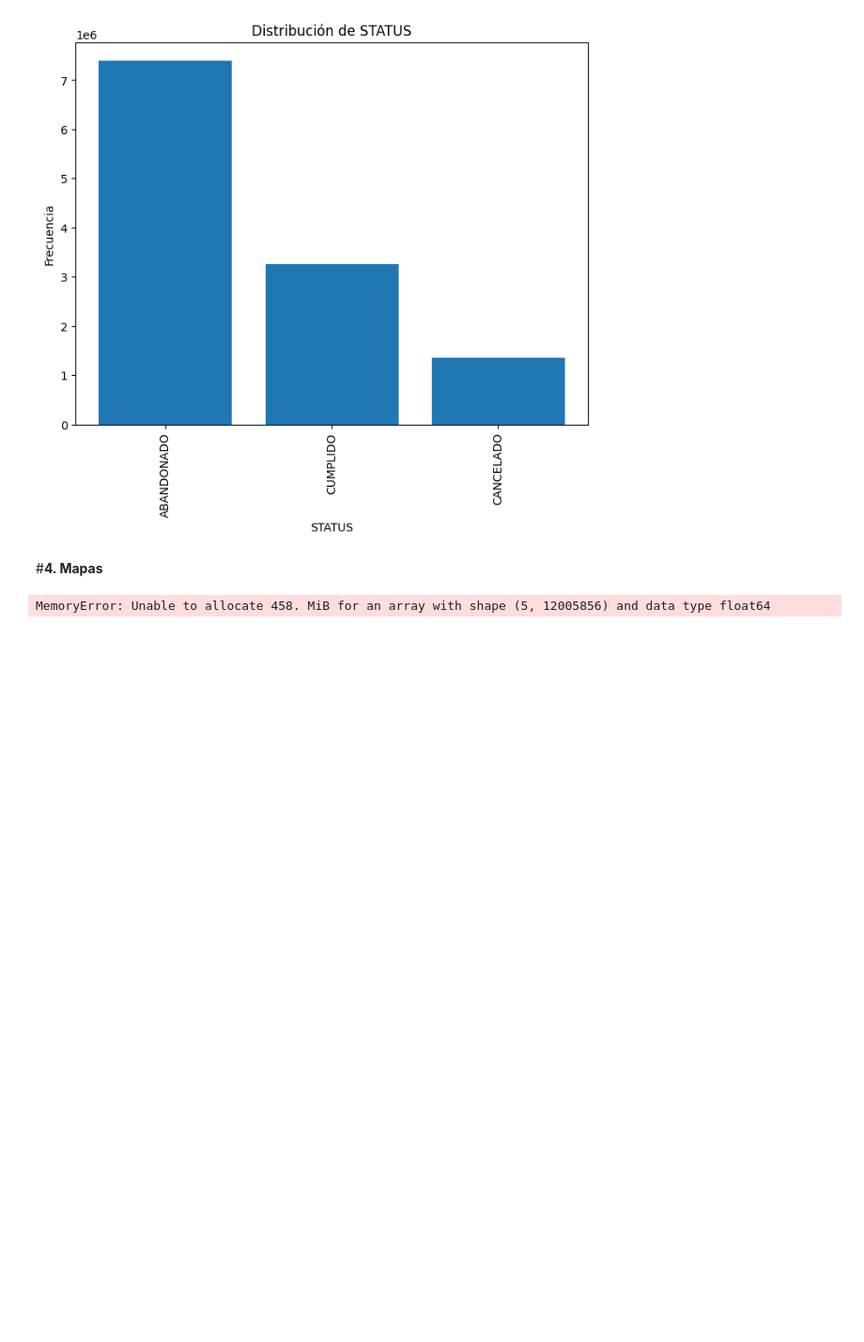
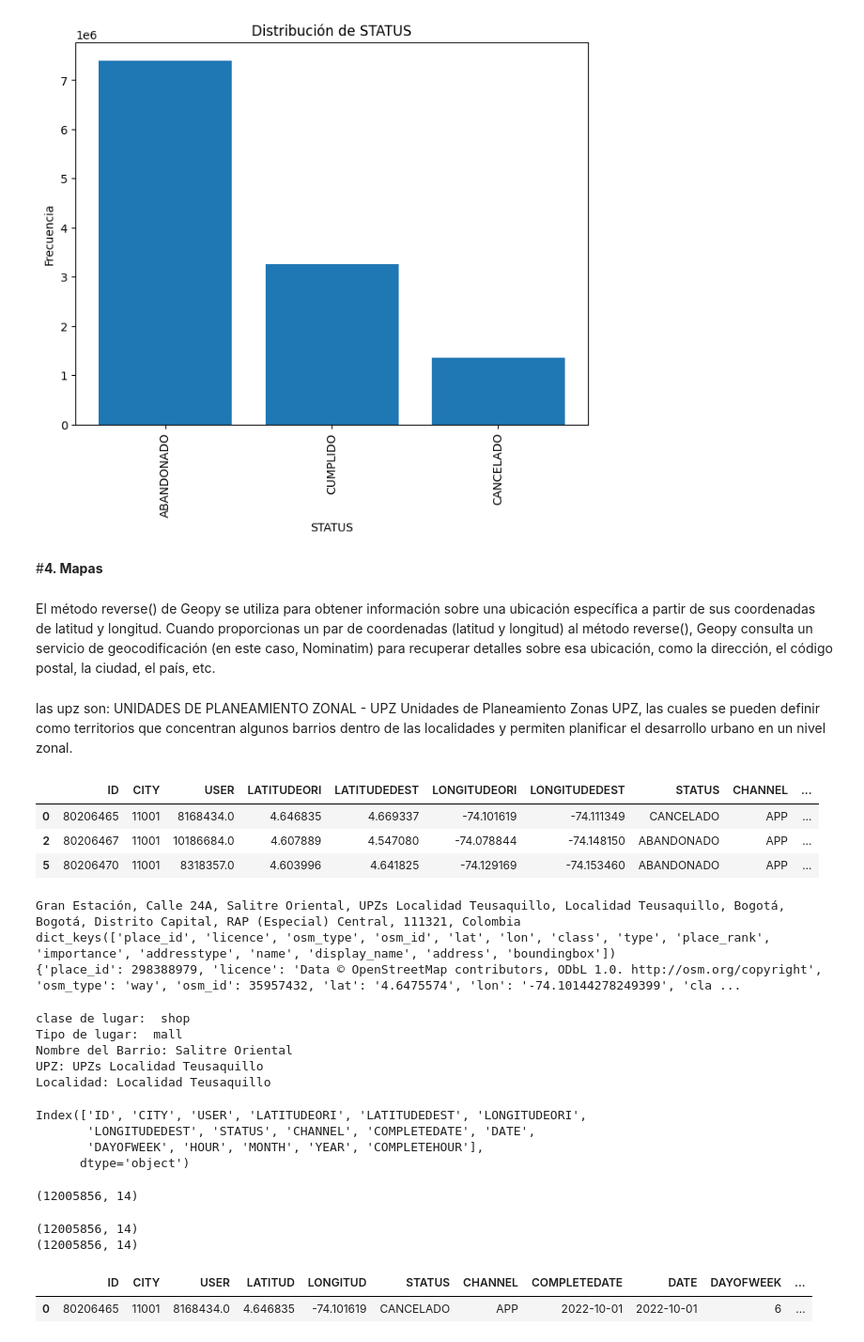
Before and after one commit to estebanrodriguez02/semilleroInvestigacion_Taxis, a Jupyter notebook: daskde_TrabajoSemilleroInvestigacion_Taxis.ipynb, the cells around one changed output. Shown at 94% size. Drawn from its saved outputs; the diff is of its cells as text; code cells hidden in the pictures; blank space fills up the shorter version.

```diff
--- a/daskde_TrabajoSemilleroInvestigacion_Taxis.ipynb
+++ b/daskde_TrabajoSemilleroInvestigacion_Taxis.ipynb
@@ -297,6 +261,51 @@ gdf_dest = gpd.GeoDataFrame(
-# %%
-# Realiza una consulta espacial para asignar las localidades a cada ubicación de origen y destino
-df['localidad_origen'] = gpd.sjoin(gdf_ori, gdf_localidades, how="left", op="within")['nombre_localidad']
-df['localidad_destino'] = gpd.sjoin(gdf_dest, gdf_localidades, how="left", op="within")['nombre_localidad']
-# %% [output]
-MemoryError: Unable to allocate 458. MiB for an array with shape (5, 12005856) and data type float64
+# %% [markdown]
+El método reverse() de Geopy se utiliza para obtener información sobre una ubicación específica a partir de sus coordenadas de latitud y longitud. Cuando proporcionas un par de coordenadas (latitud y longitud) al método reverse(), Geopy consulta un servicio de geocodificación (en este caso, Nominatim) para recuperar detalles sobre esa ubicación, como la dirección, el código postal, la ciudad, el país, etc.
+# %% [markdown]
+las upz son:
+UNIDADES DE PLANEAMIENTO ZONAL - UPZ
+Unidades de Planeamiento Zonas UPZ, las cuales se pueden definir como territorios que concentran algunos barrios dentro de las localidades y permiten planificar el desarrollo urbano en un nivel zonal.
+# %%
+df_bogota.head(3)
+# %% [output]
+|  | ID | CITY | USER | LATITUDEORI | LATITUDEDEST | LONGITUDEORI | LONGITUDEDEST | STATUS | CHANNEL | ... |
+| 0 | 80206465 | 11001 | 8168434.0 | 4.646835 | 4.669337 | -74.101619 | -74.111349 | CANCELADO | APP | ... |
+| 2 | 80206467 | 11001 | 10186684.0 | 4.607889 | 4.547080 | -74.078844 | -74.148150 | ABANDONADO | APP | ... |
+| 5 | 80206470 | 11001 | 8318357.0 | 4.603996 | 4.641825 | -74.129169 | -74.153460 | ABANDONADO | APP | ... |
+# %%
+user_agent = "my_geocoding_app/1.0"
+geolocator = Nominatim(user_agent=user_agent)
+ubication = geolocator.reverse(("4.646834566745485", "-74.10161945968866"))
+print(ubication.address)
+print(ubication.raw.keys())
+print(ubication.raw)
+# %% [output]
+Gran Estación, Calle 24A, Salitre Oriental, UPZs Localidad Teusaquillo, Localidad Teusaquillo, Bogotá, Bogotá, Distrito Capital, RAP (Especial) Central, 111321, Colombia
+dict_keys(['place_id', 'licence', 'osm_type', 'osm_id', 'lat', 'lon', 'class', 'type', 'place_rank', 'importance', 'addresstype', 'name', 'display_name', 'address', 'boundingbox'])
+{'place_id': 298388979, 'licence': 'Data © OpenStreetMap contributors, ODbL 1.0. http://osm.org/copyright', 'osm_type': 'way', 'osm_id': 35957432, 'lat': '4.6475574', 'lon': '-74.10144278249399', 'cla ...
+# %%
+# Reverse es para que nos traiga la información de ese punto geografico
+ubicacion = geolocator.reverse(("4.646834566745485", "-74.10161945968866"))
+
+#Cuando se usa raw directamente es porque es un atributo de la información que por defecto tiene la consulta geografica
+direccion = ubicacion.raw.get('address', {})
+nombre_tipo_clase = ubicacion.raw.get('class', 'N/A')
+nombre_tipo_lugar = ubicacion.raw.get('type', 'N/A')
+
+# Obtiene el nombre del barrio, la UPZ y la localidad
+# a diferencia de usar directamente el raw es porque estas consultas vienen de un subconjunto de datos de la información extraida
+nombre_barrio = direccion.get('neighbourhood', 'N/A')
+upz = direccion.get('quarter', 'N/A')
+localidad = direccion.get('suburb', 'N/A')
+
+# Imprime la información extraída
+print("clase de lugar: ", nombre_tipo_clase)
+print("Tipo de lugar: ", nombre_tipo_lugar)
+print("Nombre del Barrio:", nombre_barrio)
+print("UPZ:", upz)
+print("Localidad:", localidad)
+# %% [output]
+clase de lugar:  shop
+Tipo de lugar:  mall
+Nombre del Barrio: Salitre Oriental
+UPZ: UPZs Localidad Teusaquillo
+Localidad: Localidad Teusaquillo
@@ -302,0 +315,7 @@ MemoryError: Unable to allocate 458. MiB for an array with shape (5, 12005856) a
+# %%
+df_bogota.columns
+# %% [output]
+Index(['ID', 'CITY', 'USER', 'LATITUDEORI', 'LATITUDEDEST', 'LONGITUDEORI',
+       'LONGITUDEDEST', 'STATUS', 'CHANNEL', 'COMPLETEDATE', 'DATE',
+       'DAYOFWEEK', 'HOUR', 'MONTH', 'YEAR', 'COMPLETEHOUR'],
+      dtype='object')
@@ -302,0 +325,4 @@ MemoryError: Unable to allocate 458. MiB for an array with shape (5, 12005856) a
+# %%
+df_bogota_origen.shape
+# %% [output]
+(12005856, 14)
@@ -302,0 +337,11 @@ MemoryError: Unable to allocate 458. MiB for an array with shape (5, 12005856) a
+# %%
+print(df_bogota_origen.shape)
+print(df_bogota_destinos.shape)
+# %% [output]
+(12005856, 14)
+(12005856, 14)
+# %%
+df_bogota_origen.head(1)
+# %% [output]
+|  | ID | CITY | USER | LATITUD | LONGITUD | STATUS | CHANNEL | COMPLETEDATE | DATE | DAYOFWEEK | ... |
+| 0 | 80206465 | 11001 | 8168434.0 | 4.646835 | -74.101619 | CANCELADO | APP | 2022-10-01 | 2022-10-01 | 6 | ... |
```
Also changed, not shown: parts of 22 cells of this notebook.
